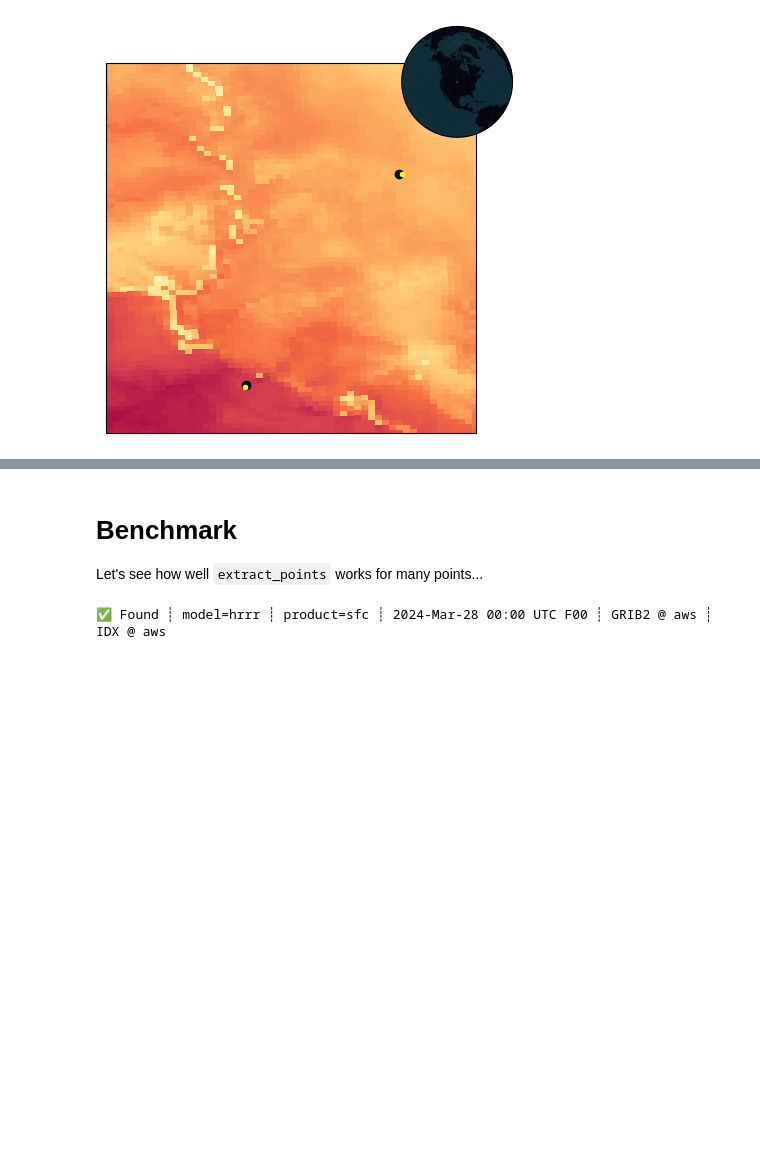
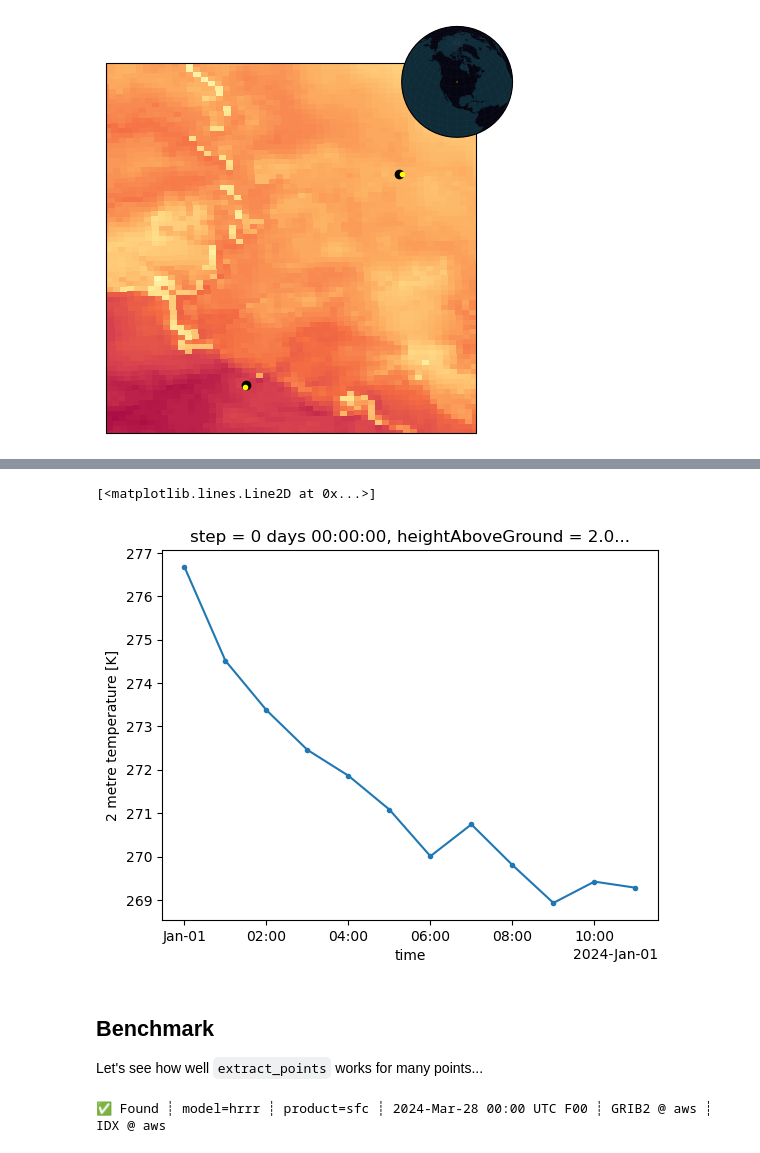
Before and after one commit to blaylockbk/Herbie, a Jupyter notebook: docs/user_guide/_bonus_notebooks/extract_points.ipynb, the cells around one changed output, grey strips where cells are left out. Cells and saved outputs as stored; diff of their text form; code cells hidden in the pictures; blank space fills up the shorter version.

```diff
--- a/docs/user_guide/_bonus_notebooks/extract_points.ipynb
+++ b/docs/user_guide/_bonus_notebooks/extract_points.ipynb
@@ -259,0 +311,12 @@ ax.EasyMap.INSET_GLOBE()
+# %%
+# TODO: Could demonstrate using FastHerbie here
+
+i = []
+for date in pd.date_range("2024-01-01", periods=12, freq="1h"):
+    ds = Herbie(date).xarray("TMP:2 m")
+    i.append(
+        ds.herbie.extract_points(
+            pd.DataFrame({"latitude": [40.76], "longitude": [-111.876183]})
+        )
+    )
+slc_ts = xr.concat(i, dim="valid_time")
@@ -260,5 +336,10 @@ ax.EasyMap.INSET_GLOBE()
+# %%
+slc_ts.t2m.plot(x="valid_time", marker=".")
+# %% [output]
+[<matplotlib.lines.Line2D at 0x...>]
+[figure, added]
 # %% [markdown]
-# Benchmark
+## Benchmark
 
 Let's see how well `extract_points` works for many points...
 # %%
```
Also changed, not shown: parts of 13 cells of this notebook, 8 other files.
